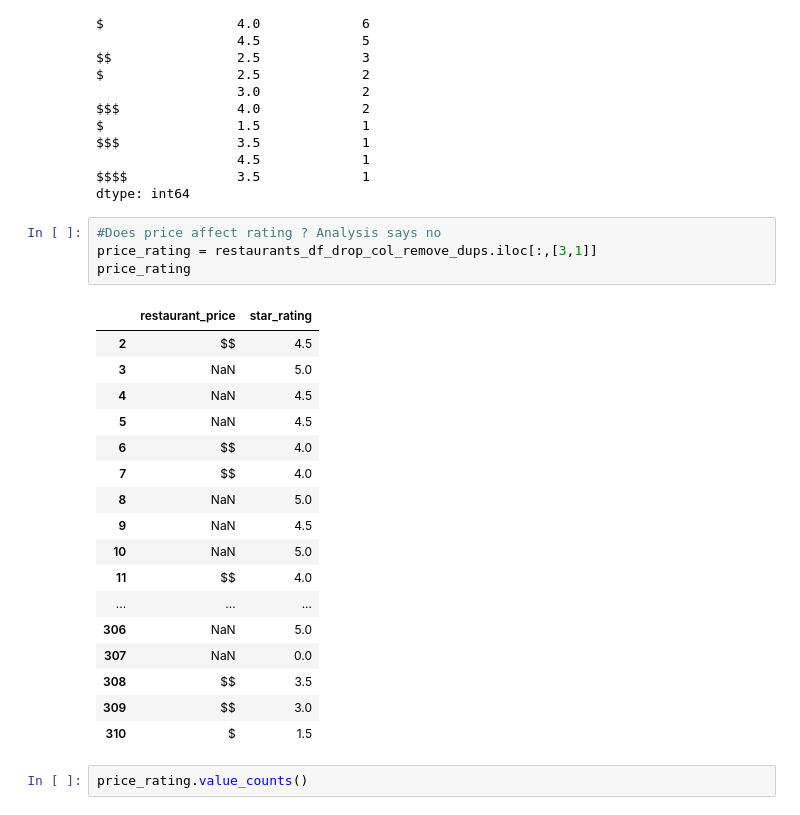
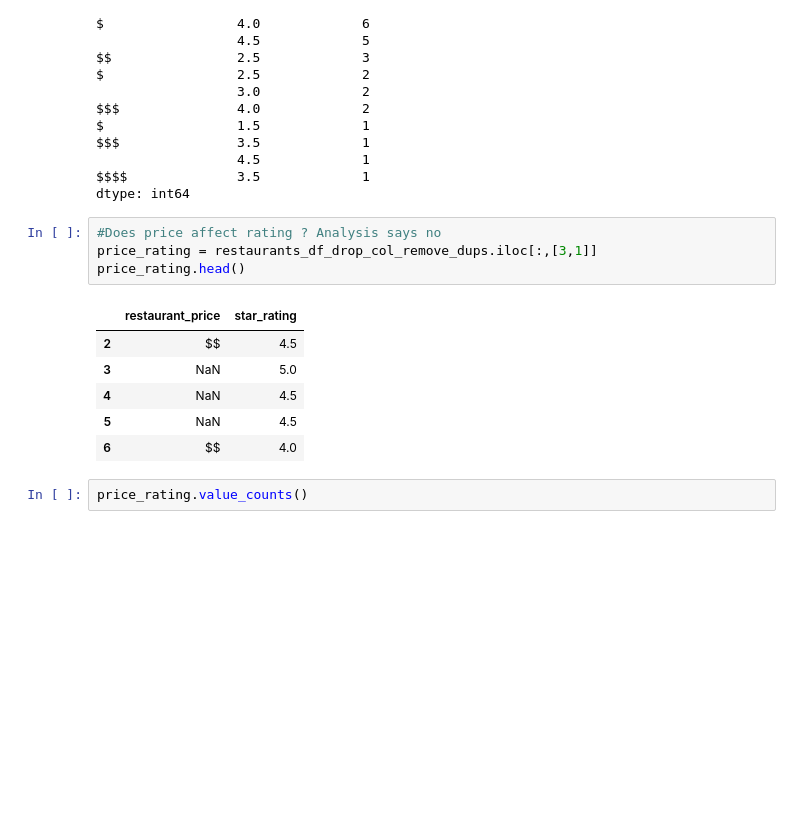
Before and after one commit to manika-midha/Webscraping_yelp, a Jupyter notebook: 1_yelp_project_final.ipynb, the cells around one changed output. Drawn from its saved outputs; the diff is of its cells as text; blank space fills up the shorter version.

```diff
--- a/1_yelp_project_final.ipynb
+++ b/1_yelp_project_final.ipynb
@@ -649,25 +598,14 @@ dtype: int64
 # %%
 #Does price affect rating ? Analysis says no
 price_rating = restaurants_df_drop_col_remove_dups.iloc[:,[3,1]]
-price_rating
+price_rating.head()
 # %% [output]
 |  | restaurant_price | star_rating |
 | 2 | $$ | 4.5 |
 | 3 | NaN | 5.0 |
 | 4 | NaN | 4.5 |
 | 5 | NaN | 4.5 |
 | 6 | $$ | 4.0 |
-| 7 | $$ | 4.0 |
-| 8 | NaN | 5.0 |
-| 9 | NaN | 4.5 |
-| 10 | NaN | 5.0 |
-| 11 | $$ | 4.0 |
-| ... | ... | ... |
-| 306 | NaN | 5.0 |
-| 307 | NaN | 0.0 |
-| 308 | $$ | 3.5 |
-| 309 | $$ | 3.0 |
-| 310 | $ | 1.5 |
 # %%
 price_rating.value_counts()
 # %% [output]
```
Also changed, not shown: parts of 5 cells of this notebook.
